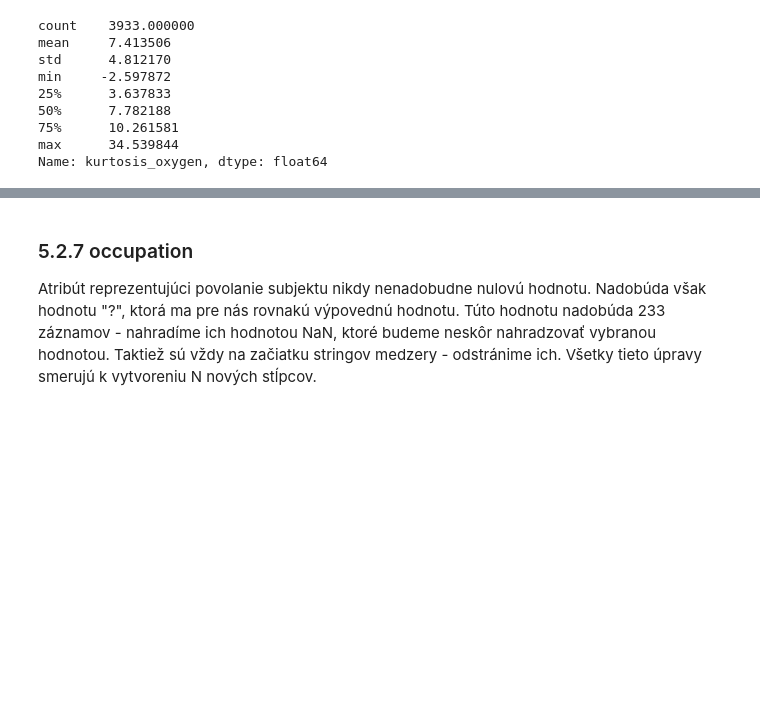
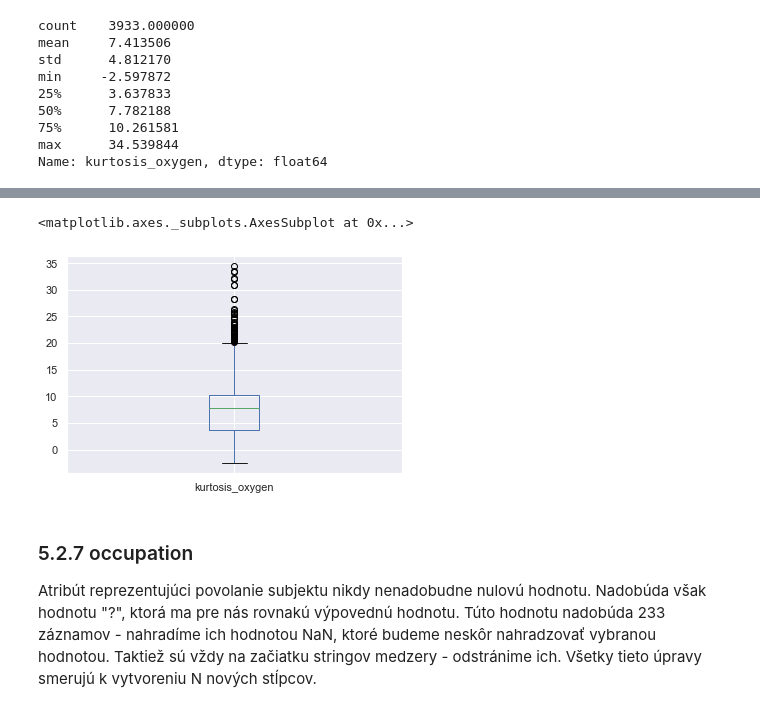
Before and after one commit to jaruji/IAU-project, a Jupyter notebook: IAU - Kocurik, Bedej J., prieskumna analyza.ipynb, the cells around one changed output, grey strips where cells are left out. Cells and saved outputs as stored; diff of their text form; code cells hidden in the pictures; blank space fills up the shorter version.

```diff
--- a/IAU - Kocurik, Bedej J., prieskumna analyza.ipynb
+++ b/IAU - Kocurik, Bedej J., prieskumna analyza.ipynb
@@ -1393,3 +1403,8 @@ Name: kurtosis_oxygen, dtype: float64
+# %%
+train['kurtosis_oxygen'].plot(kind='box')
+# %% [output]
+<matplotlib.axes._subplots.AxesSubplot at 0x...>
+[figure, added]
 # %% [markdown]
 ### 5.2.7 occupation
 Atribút reprezentujúci povolanie subjektu nikdy nenadobudne nulovú hodnotu. Nadobúda však hodnotu "?", ktorá ma pre nás rovnakú výpovednú hodnotu. Túto hodnotu nadobúda 233 záznamov - nahradíme ich hodnotou NaN, ktoré budeme neskôr nahradzovať vybranou hodnotou. Taktiež sú vždy na začiatku stringov medzery - odstránime ich. Všetky tieto úpravy smerujú k vytvoreniu N nových stĺpcov.
```
Also changed, not shown: parts of 61 cells of this notebook.
